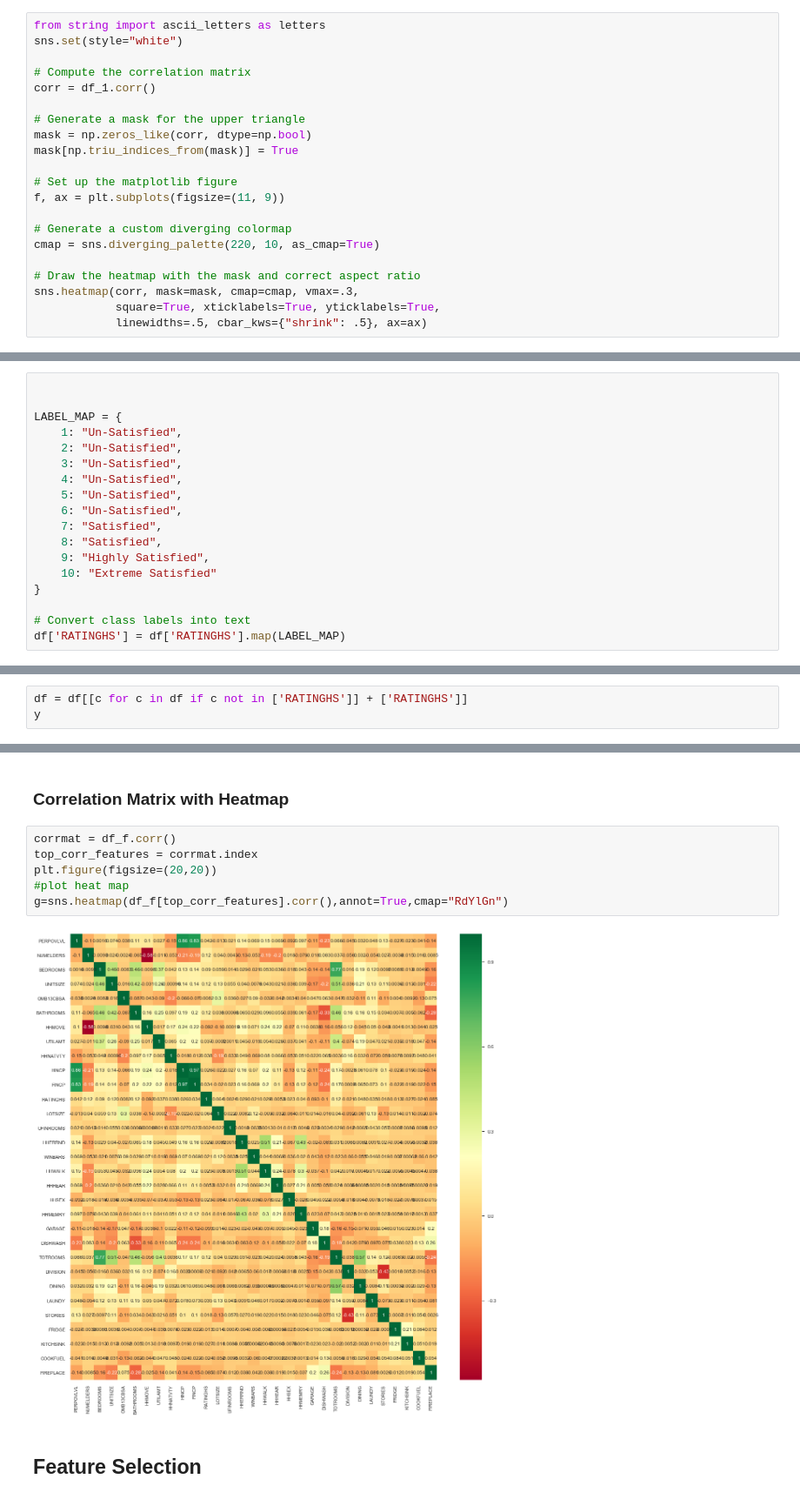
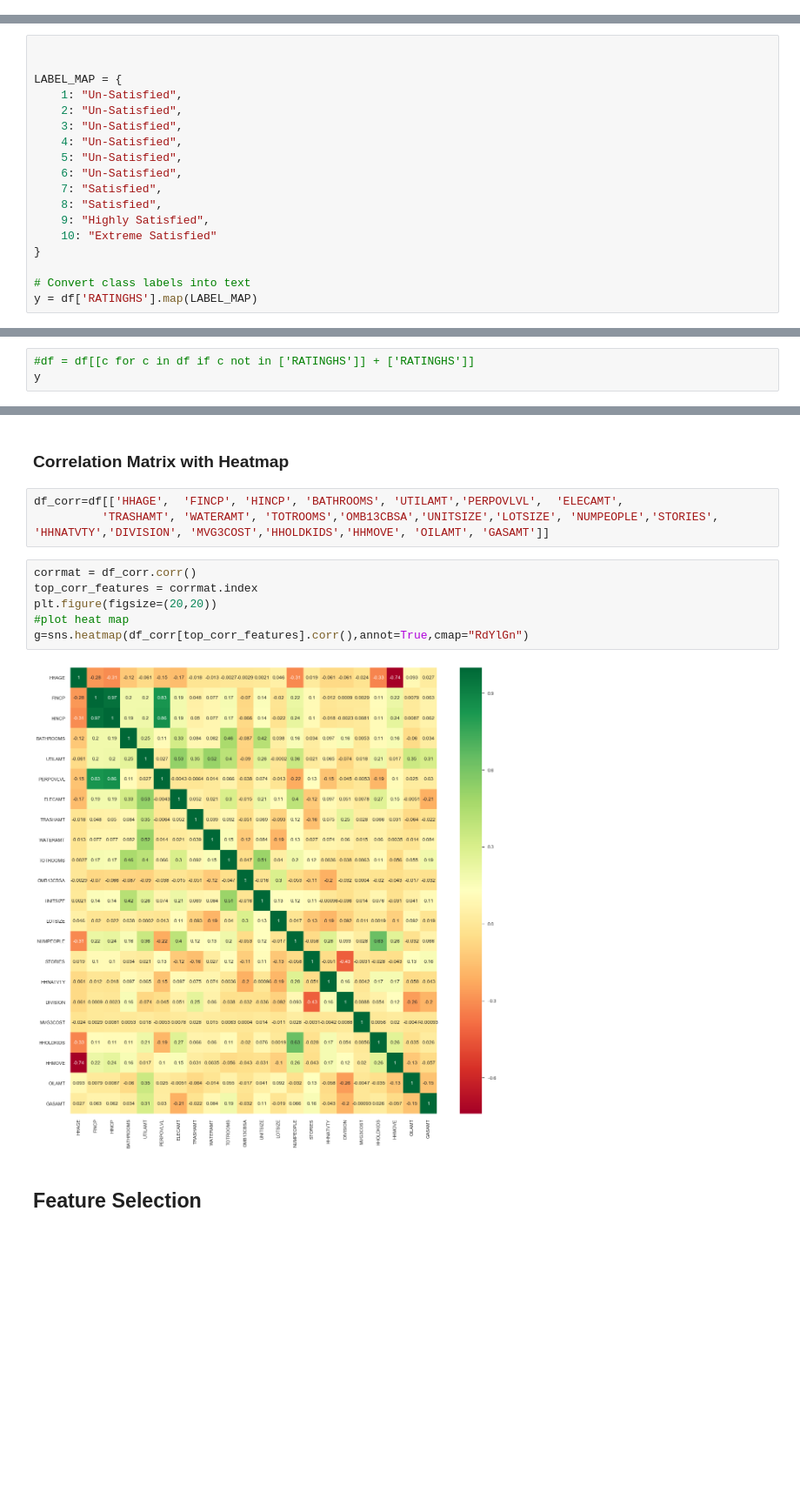
Before and after one commit to georgetown-analytics/First-Home-Recommender, a Jupyter notebook: Household_Full.ipynb, the cells around one changed output, grey strips where cells are left out. Shown at 87% size. Saved outputs shown, nothing was run; the diff lists cells and outputs as text; blank space fills up the shorter version.

```diff
--- a/Household_Full.ipynb
+++ b/Household_Full.ipynb
@@ -366,21 +401,0 @@ NameError: name 'df_search' is not defined
-# %%
-from string import ascii_letters as letters
-sns.set(style="white")
-
-# Compute the correlation matrix
-corr = df_1.corr()
-
-# Generate a mask for the upper triangle
-mask = np.zeros_like(corr, dtype=np.bool)
-mask[np.triu_indices_from(mask)] = True
-
-# Set up the matplotlib figure
-f, ax = plt.subplots(figsize=(11, 9))
-
-# Generate a custom diverging colormap
-cmap = sns.diverging_palette(220, 10, as_cmap=True)
-
-# Draw the heatmap with the mask and correct aspect ratio
-sns.heatmap(corr, mask=mask, cmap=cmap, vmax=.3,
-            square=True, xticklabels=True, yticklabels=True,
-            linewidths=.5, cbar_kws={"shrink": .5}, ax=ax)
@@ -426,6 +437,6 @@ LABEL_MAP = {
 }
 
 # Convert class labels into text
-df['RATINGHS'] = df['RATINGHS'].map(LABEL_MAP)
+y = df['RATINGHS'].map(LABEL_MAP)
 # %%
 #df_sub['RATINGHS'] = df_sub['RATINGHS'].astype(str)
@@ -520,6 +542,6 @@ visualizer.show()
 # %% [markdown]
 ## Feature Importance
 # %%
-df = df[[c for c in df if c not in ['RATINGHS']] + ['RATINGHS']]
+#df = df[[c for c in df if c not in ['RATINGHS']] + ['RATINGHS']]
 y
 # %% [output]
@@ -610,13 +605,17 @@ visualizer.show()
 # %% [markdown]
 ### Correlation Matrix with Heatmap
+# %%
+df_corr=df[['HHAGE',  'FINCP', 'HINCP', 'BATHROOMS', 'UTILAMT','PERPOVLVL',  'ELECAMT',
+          'TRASHAMT', 'WATERAMT', 'TOTROOMS','OMB13CBSA','UNITSIZE','LOTSIZE', 'NUMPEOPLE','STORIES',
+'HHNATVTY','DIVISION', 'MVG3COST','HHOLDKIDS','HHMOVE', 'OILAMT', 'GASAMT']]
 # %%
-corrmat = df_f.corr()
+corrmat = df_corr.corr()
 top_corr_features = corrmat.index
 plt.figure(figsize=(20,20))
 #plot heat map
-g=sns.heatmap(df_f[top_corr_features].corr(),annot=True,cmap="RdYlGn")
+g=sns.heatmap(df_corr[top_corr_features].corr(),annot=True,cmap="RdYlGn")
 # %% [output]
-[figure, old version]
+[figure, new version]
 # %% [markdown]
 ## Feature Selection
 # %%
```
Also changed, not shown: parts of 59 cells of this notebook.
